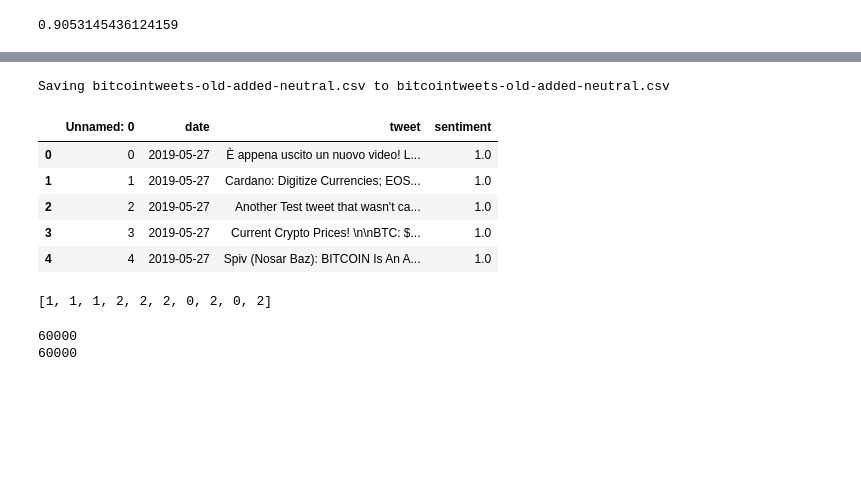
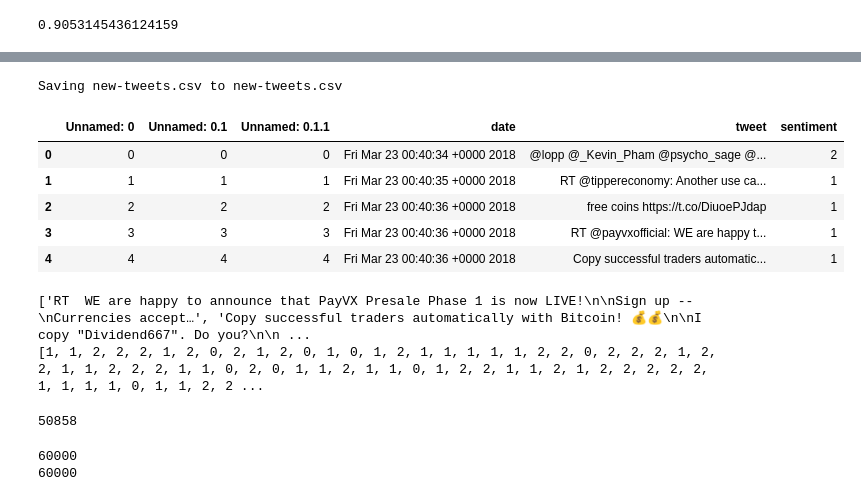
Before and after one commit to hassanjkhan/SALT-DATA, a Jupyter notebook: Untitled.ipynb, the cells around one changed output, grey strips where cells are left out. Saved outputs shown, nothing was run; the diff lists cells and outputs as text; code cells hidden in the pictures; blank space fills up the shorter version.

```diff
--- a/Untitled.ipynb
+++ b/Untitled.ipynb
@@ -234,18 +234,18 @@ clf.score(testing_embeddings, testing_labels)
 # %%
 # trying with. old data adding neutral of new data
 
 uploaded = files.upload()
-data = pd.read_csv(io.BytesIO(uploaded['bitcointweets-old-added-neutral.csv']))
+data = pd.read_csv(io.BytesIO(uploaded['new-tweets.csv']))
 data.head()
 # %% [output]
 [interactive output not drawn]
-Saving bitcointweets-old-added-neutral.csv to bitcointweets-old-added-neutral.csv
+Saving new-tweets.csv to new-tweets.csv
-|  | Unnamed: 0 | date | tweet | sentiment |
-| 0 | 0 | 2019-05-27 | È appena uscito un nuovo video! L... | 1.0 |
-| 1 | 1 | 2019-05-27 | Cardano: Digitize Currencies; EOS... | 1.0 |
-| 2 | 2 | 2019-05-27 | Another Test tweet that wasn't ca... | 1.0 |
-| 3 | 3 | 2019-05-27 | Current Crypto Prices! \n\nBTC: $... | 1.0 |
-| 4 | 4 | 2019-05-27 | Spiv (Nosar Baz): BITCOIN Is An A... | 1.0 |
+|  | Unnamed: 0 | Unnamed: 0.1 | Unnamed: 0.1.1 | date | tweet | sentiment |
+| 0 | 0 | 0 | 0 | Fri Mar 23 00:40:34 +0000 2018 | @lopp @_Kevin_Pham @psycho_sage @... | 2 |
+| 1 | 1 | 1 | 1 | Fri Mar 23 00:40:35 +0000 2018 | RT @tippereconomy: Another use ca... | 1 |
+| 2 | 2 | 2 | 2 | Fri Mar 23 00:40:36 +0000 2018 | free coins https://t.co/DiuoePJdap | 1 |
+| 3 | 3 | 3 | 3 | Fri Mar 23 00:40:36 +0000 2018 | RT @payvxofficial: WE are happy t... | 1 |
+| 4 | 4 | 4 | 4 | Fri Mar 23 00:40:36 +0000 2018 | Copy successful traders automatic... | 1 |
 # %%
 data = data.replace(to_replace='https?:\/\/\S+', value='', regex=True) # remove https urls
 data = data.replace(to_replace="www\.[a-z]?\.?(com)+|[a-z]+\.(com)", value='', regex=True) # remove www urls
@@ -268,8 +269,14 @@ for index, row in data.iterrows():
 # %%
-print(labels[0:10])
+print(tweets[:100])
+print(labels[:100])
 # %% [output]
-[1, 1, 1, 2, 2, 2, 0, 2, 0, 2]
+['RT  WE are happy to announce that PayVX Presale Phase 1 is now LIVE!\n\nSign up -- \nCurrencies accept…', 'Copy successful traders automatically with Bitcoin! 💰💰\n\nI copy "Dividend667". Do you?\n\n ...
+[1, 1, 2, 2, 2, 1, 2, 0, 2, 1, 2, 0, 1, 0, 1, 2, 1, 1, 1, 1, 1, 2, 2, 0, 2, 2, 2, 1, 2, 2, 1, 1, 2, 2, 2, 1, 1, 0, 2, 0, 1, 1, 2, 1, 1, 0, 1, 2, 2, 1, 1, 2, 1, 2, 2, 2, 2, 2, 1, 1, 1, 1, 0, 1, 1, 2, 2 ...
 # %%
 
 embeddings = model.encode(tweets)
+# %%
+print(len(embeddings))
+# %% [output]
+50858
 # %%
```
Also changed, not shown: parts of 5 cells of this notebook.
